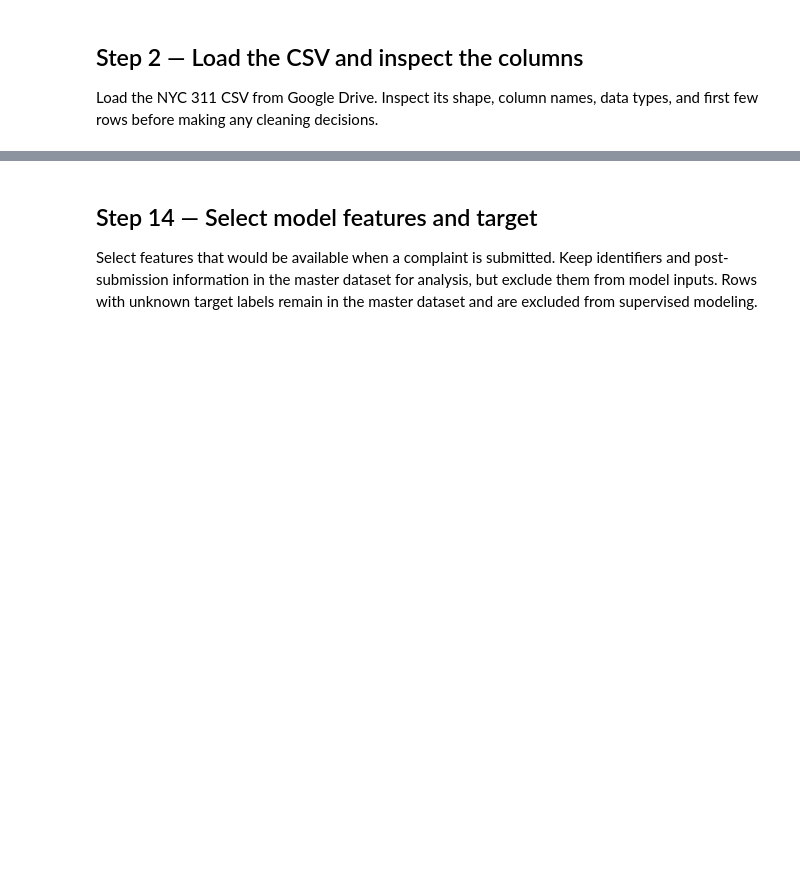
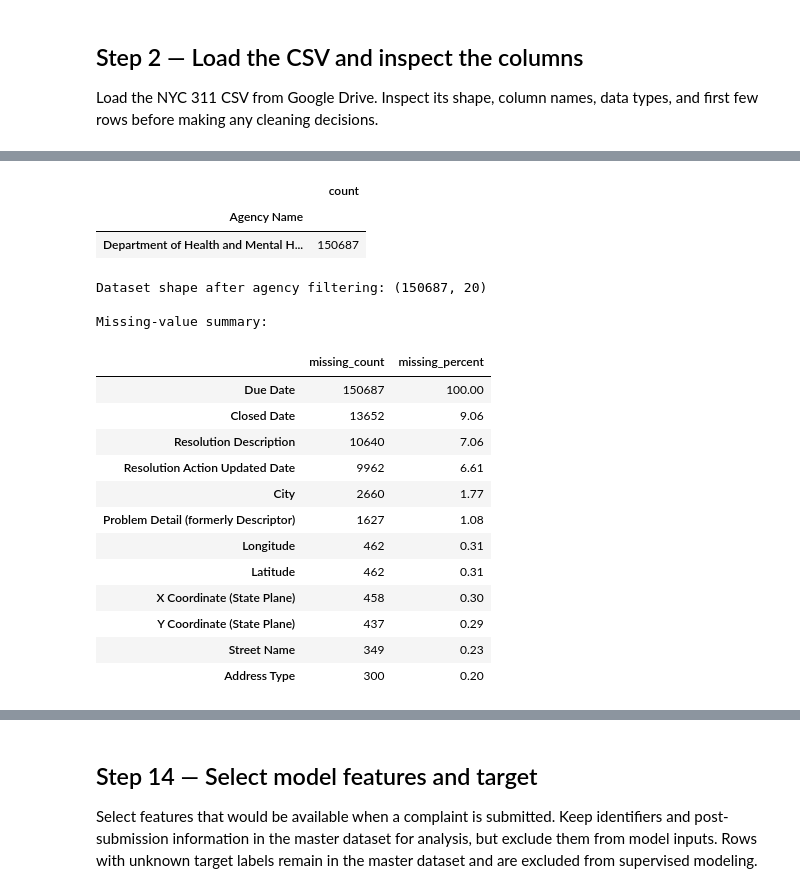
Before and after one commit to basmmohamed/service_requests_MLproject, a Jupyter notebook: Copy_of_NYC311_Eda_Preprocessing.ipynb, the cells around one changed output, grey strips where cells are left out. Saved outputs shown, nothing was run; the diff lists cells and outputs as text; code cells hidden in the pictures; blank space fills up the shorter version.

```diff
--- a/Copy_of_NYC311_Eda_Preprocessing.ipynb
+++ b/Copy_of_NYC311_Eda_Preprocessing.ipynb
@@ -980,0 +274,61 @@ Unknown target rows: 4381
+# %%
+# Step 3: Basic data-quality audit
+
+# 1. Inspect the agency distribution
+print("Agency distribution:")
+display(data["Agency Name"].value_counts(dropna=False).to_frame("count"))
+
+# 2. Keep only DOHMH requests
+agency_text = data["Agency Name"].astype("string").str.strip().str.lower()
+
+data = data[
+    agency_text.str.contains(
+        "department of health and mental hygiene",
+        na=False
+    )
+].copy()
+
+print("\nDataset shape after agency filtering:", data.shape)
+
+# 3. Check missing values
+missing = pd.DataFrame({
+    "missing_count": data.isna().sum(),
+    "missing_percent": (data.isna().mean() * 100).round(2)
+})
+
+# Display columns containing missing values
+print("\nMissing-value summary:")
+display(
+    missing[missing["missing_count"] > 0]
+    .sort_values("missing_percent", ascending=False)
+)
+
+# 4. Check exact duplicate rows
+print("\nExact duplicate rows:", data.duplicated().sum())
+
+# 5. Check repeated complaint IDs
+if "Unique Key" in data.columns:
+
+    repeated_ids = data["Unique Key"].duplicated(keep=False).sum()
+
+    print("Rows with repeated complaint IDs:", repeated_ids)
+    print("Distinct complaint IDs:", data["Unique Key"].nunique())
+
+# 6. Identify entirely empty columns
+empty_columns = data.columns[
+    data.isna().all()
+].tolist()
+
+print("\nEntirely empty columns:", empty_columns)
+
+# 7. Identify constant columns
+constant_columns = [
+    col for col in data.columns
+    if data[col].nunique(dropna=False) <= 1
+]
+
+print("Constant columns:", constant_columns)
+
+# 8. Confirm the final audit dimensions
+print("\nFinal audited dataset shape:", data.shape)
+# %% [output]
@@ -980,0 +336,19 @@ Unknown target rows: 4381
+|  | count |
+| Agency Name |  |
+| Department of Health and Mental H... | 150687 |
+Dataset shape after agency filtering: (150687, 20)
+
+Missing-value summary:
+|  | missing_count | missing_percent |
+| Due Date | 150687 | 100.00 |
+| Closed Date | 13652 | 9.06 |
+| Resolution Description | 10640 | 7.06 |
+| Resolution Action Updated Date | 9962 | 6.61 |
+| City | 2660 | 1.77 |
+| Problem Detail (formerly Descriptor) | 1627 | 1.08 |
+| Longitude | 462 | 0.31 |
+| Latitude | 462 | 0.31 |
+| X Coordinate (State Plane) | 458 | 0.30 |
+| Y Coordinate (State Plane) | 437 | 0.29 |
+| Street Name | 349 | 0.23 |
+| Address Type | 300 | 0.20 |
```
Also changed, not shown: parts of 78 cells of this notebook.
